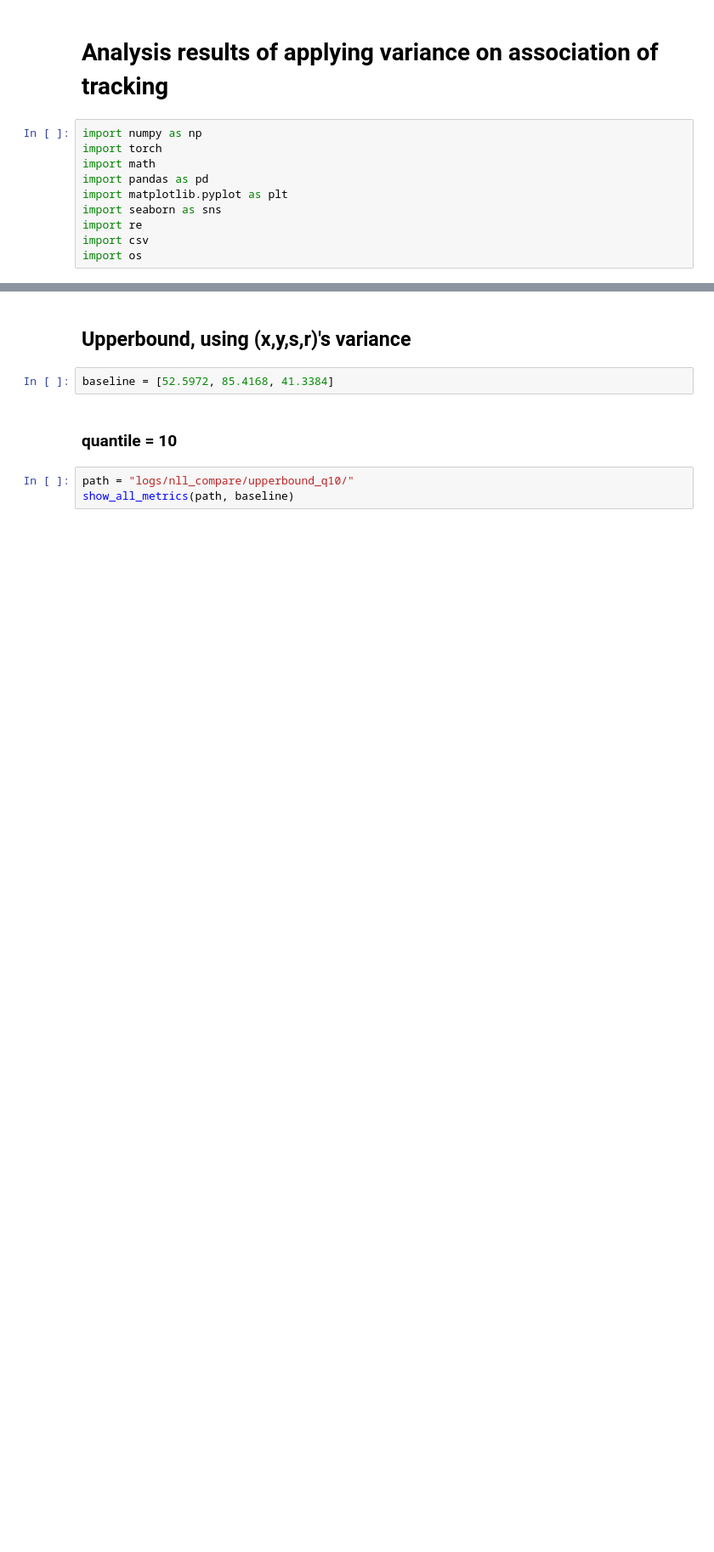
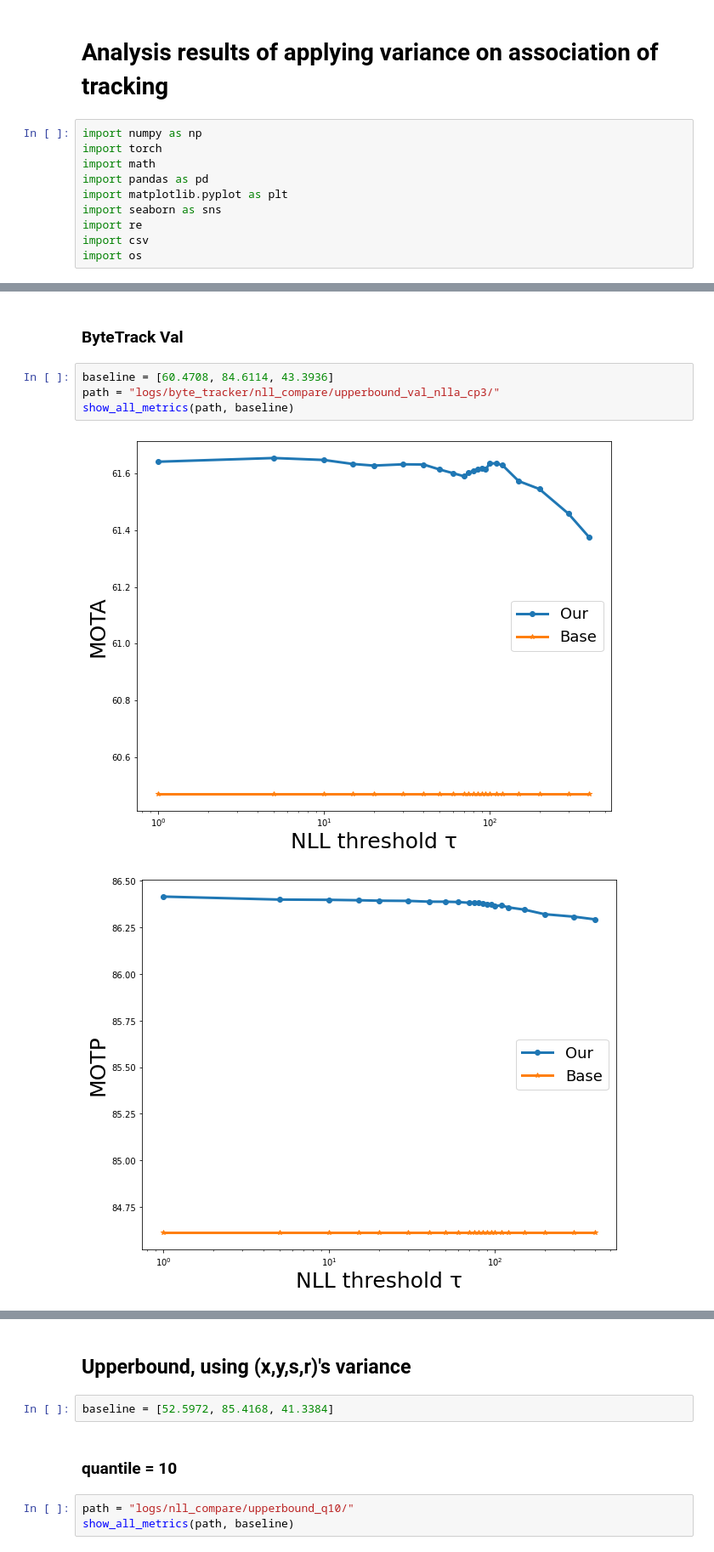
Before and after one commit to susanbao/coperception_mod, a Jupyter notebook: tools/track/analysis_uq.ipynb, the cells around one changed output, grey strips where cells are left out. Shown at 85% size. Cells and saved outputs as stored; diff of their text form; blank space fills up the shorter version.

```diff
--- a/tools/track/analysis_uq.ipynb
+++ b/tools/track/analysis_uq.ipynb
@@ -60,0 +71,9 @@ def show_all_metrics(path, baseline):
+# %% [markdown]
+### ByteTrack Val
+# %%
+baseline = [60.4708, 84.6114, 43.3936]
+path = "logs/byte_tracker/nll_compare/upperbound_val_nlla_cp3/"
+show_all_metrics(path, baseline)
+# %% [output]
+[figure, added]
+[figure, added]
```
Also changed, not shown: parts of 4 cells of this notebook, 6 other files.
